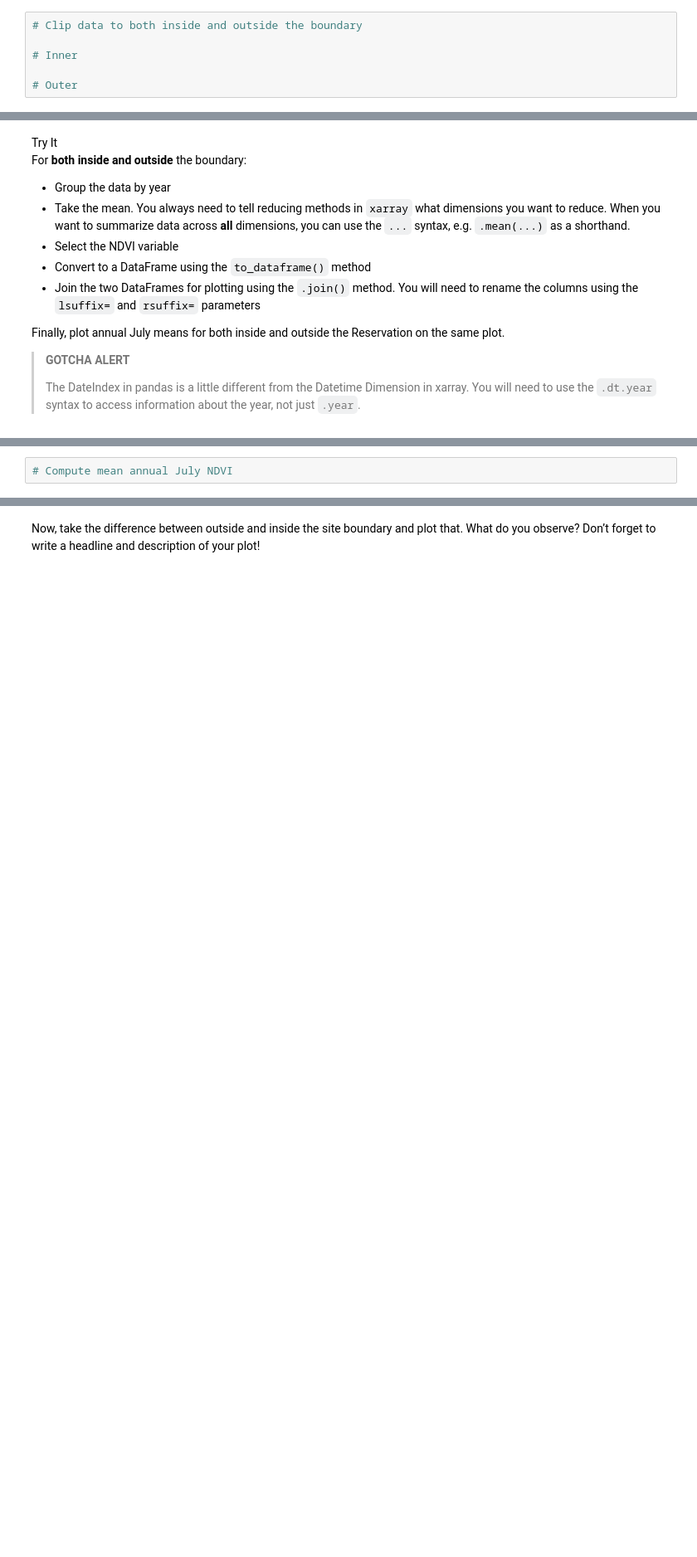
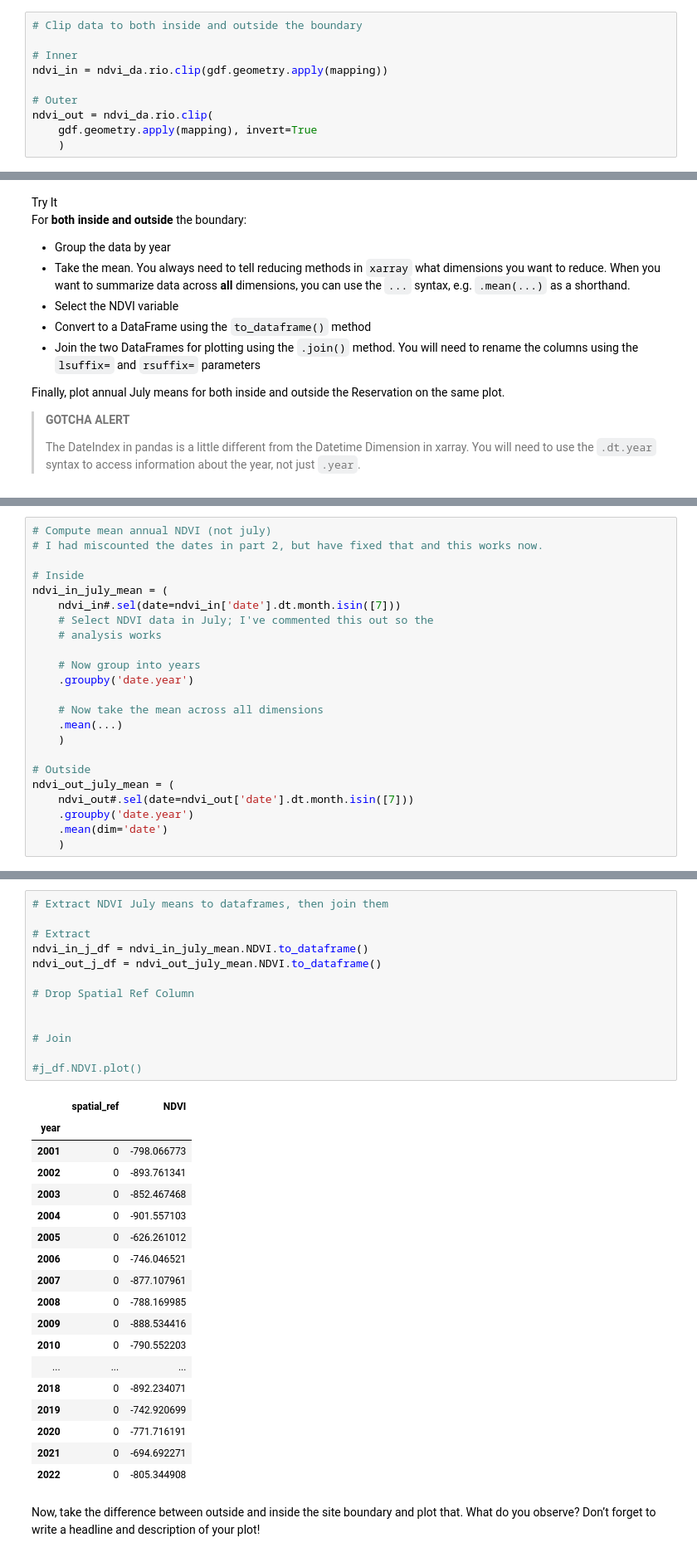
Before and after one commit to earthlab-education/04-vegetation-rainihelmstadter, a Jupyter notebook: notebooks/vegetation-04-summarize.ipynb, the cells around one changed output, grey strips where cells are left out. Shown: that part at 83% size. Cells and saved outputs as stored; diff of their text form; blank space fills up the shorter version.

```diff
--- a/notebooks/vegetation-04-summarize.ipynb
+++ b/notebooks/vegetation-04-summarize.ipynb
@@ -181,8 +187,12 @@ textbook](https://www.earthdatascience.org/courses/use-data-open-source-python/i
 # Clip data to both inside and outside the boundary
 
 # Inner
+ndvi_in = ndvi_da.rio.clip(gdf.geometry.apply(mapping))
 
 # Outer
+ndvi_out = ndvi_da.rio.clip(
+    gdf.geometry.apply(mapping), invert=True
+    )
 # %%
 # Quick plots
 # We should see the two plots match the clipped area like puzzle pieces.
@@ -218,2 +242,23 @@ Reservation on the same plot.</p></div></div>
 # %%
-# Compute mean annual July NDVI
+# Compute mean annual NDVI (not july)
+# I had miscounted the dates in part 2, but have fixed that and this works now.
+
+# Inside
+ndvi_in_july_mean = (
+    ndvi_in#.sel(date=ndvi_in['date'].dt.month.isin([7]))
+    # Select NDVI data in July; I've commented this out so the
+    # analysis works
+
+    # Now group into years
+    .groupby('date.year')
+
+    # Now take the mean across all dimensions
+    .mean(...)
+    )
+
+# Outside
+ndvi_out_july_mean = (
+    ndvi_out#.sel(date=ndvi_out['date'].dt.month.isin([7]))
+    .groupby('date.year')
+    .mean(dim='date')
+    )
@@ -220,3 +299,35 @@ Reservation on the same plot.</p></div></div>
+# %%
+# Extract NDVI July means to dataframes, then join them
+
+# Extract
+ndvi_in_j_df = ndvi_in_july_mean.NDVI.to_dataframe()
+ndvi_out_j_df = ndvi_out_july_mean.NDVI.to_dataframe()
+
+# Drop Spatial Ref Column
+
+
+# Join
+
+#j_df.NDVI.plot()
+# %% [output]
+|  | spatial_ref | NDVI |
+| year |  |  |
+| 2001 | 0 | -798.066773 |
+| 2002 | 0 | -893.761341 |
+| 2003 | 0 | -852.467468 |
+| 2004 | 0 | -901.557103 |
+| 2005 | 0 | -626.261012 |
+| 2006 | 0 | -746.046521 |
+| 2007 | 0 | -877.107961 |
+| 2008 | 0 | -788.169985 |
+| 2009 | 0 | -888.534416 |
+| 2010 | 0 | -790.552203 |
+| ... | ... | ... |
+| 2018 | 0 | -892.234071 |
+| 2019 | 0 | -742.920699 |
+| 2020 | 0 | -771.716191 |
+| 2021 | 0 | -694.692271 |
+| 2022 | 0 | -805.344908 |
 # %% [markdown]
 Now, take the difference between outside and inside the site boundary
 and plot that. What do you observe? Don’t forget to write a headline and
```
Also changed, not shown: parts of 12 cells of this notebook, 2 other files.
